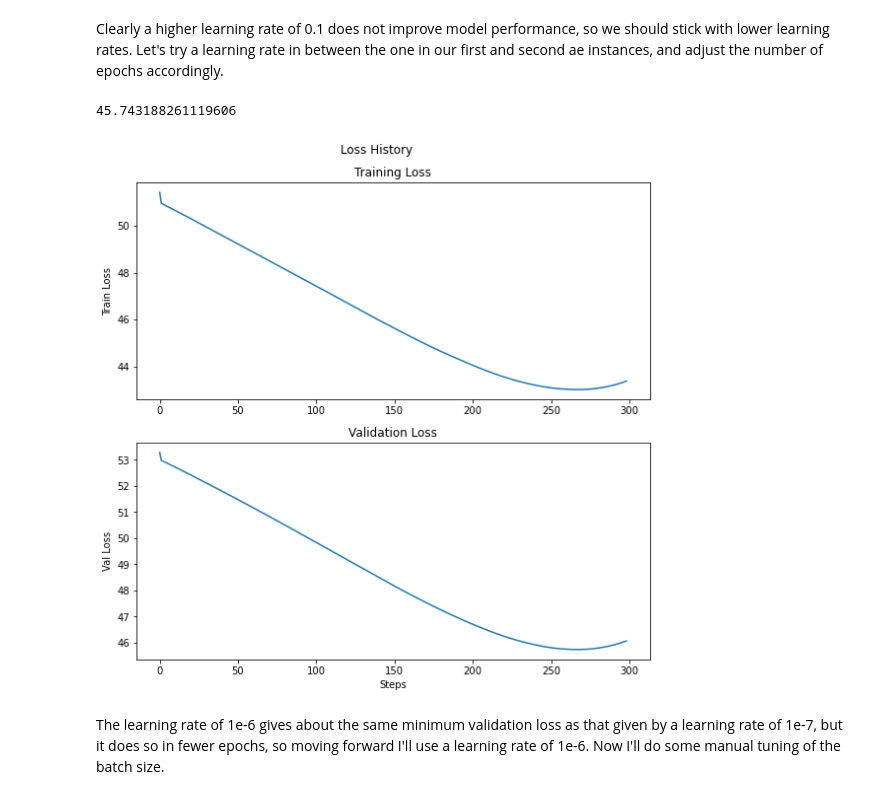
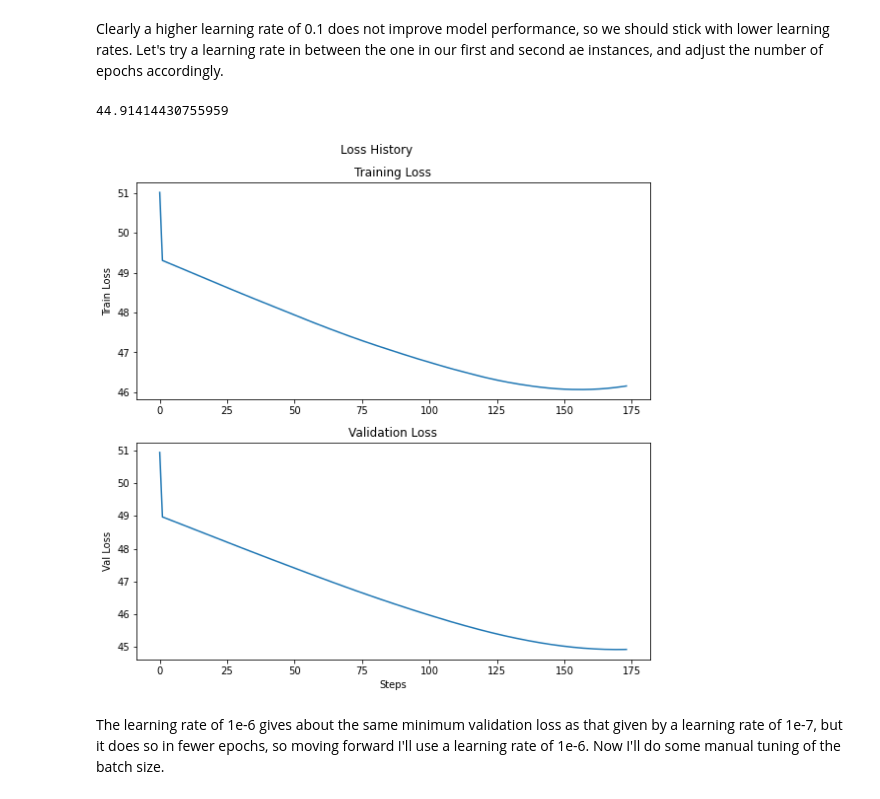
Before and after one commit to gramey02/project7, a Jupyter notebook: nn/Autoencoder.ipynb, the cells around one changed output. Cells and saved outputs as stored; diff of their text form; code cells hidden in the pictures.

```diff
--- a/nn/Autoencoder.ipynb
+++ b/nn/Autoencoder.ipynb
@@ -103,16 +103,16 @@ Clearly a higher learning rate of 0.1 does not improve model performance, so we
 # %%
 ae3 = NeuralNetwork(nn_arch,
                    lr = 1e-6,
                    seed=42,
                    batch_size = 10,
-                   epochs=300,
+                   epochs=175,
                    loss_function = "mean squared error")
 per_epoch_loss_train3, per_epoch_loss_val3 = ae3.fit(X_train, X_train, X_val, X_val)
 plot_loss_history(per_epoch_loss_train3, per_epoch_loss_val3)
 min(per_epoch_loss_val3)
 # %% [output]
-45.743188261119606
+44.91414430755959
-[figure, old version]
+[figure, new version]
 # %% [markdown]
 The learning rate of 1e-6 gives about the same minimum validation loss as that given by a learning rate of 1e-7, but it does so in fewer epochs, so moving forward I'll use a learning rate of 1e-6. Now I'll do some manual tuning of the batch size.
 # %%
```
Also changed, not shown: parts of 7 cells of this notebook.
